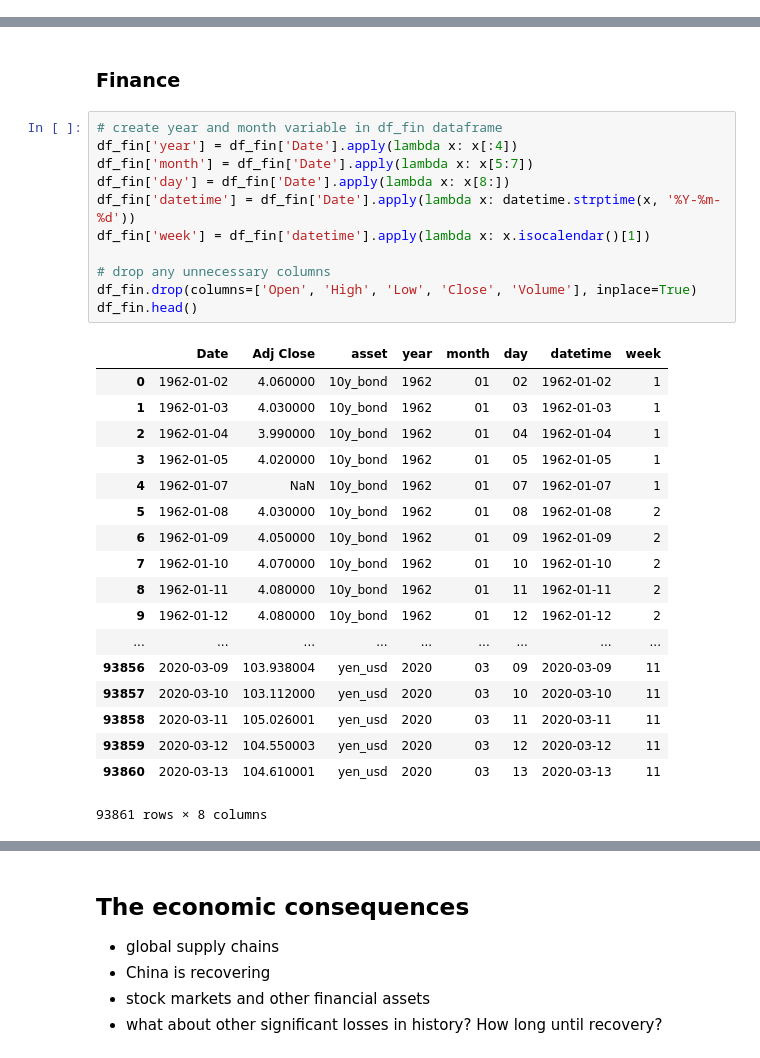
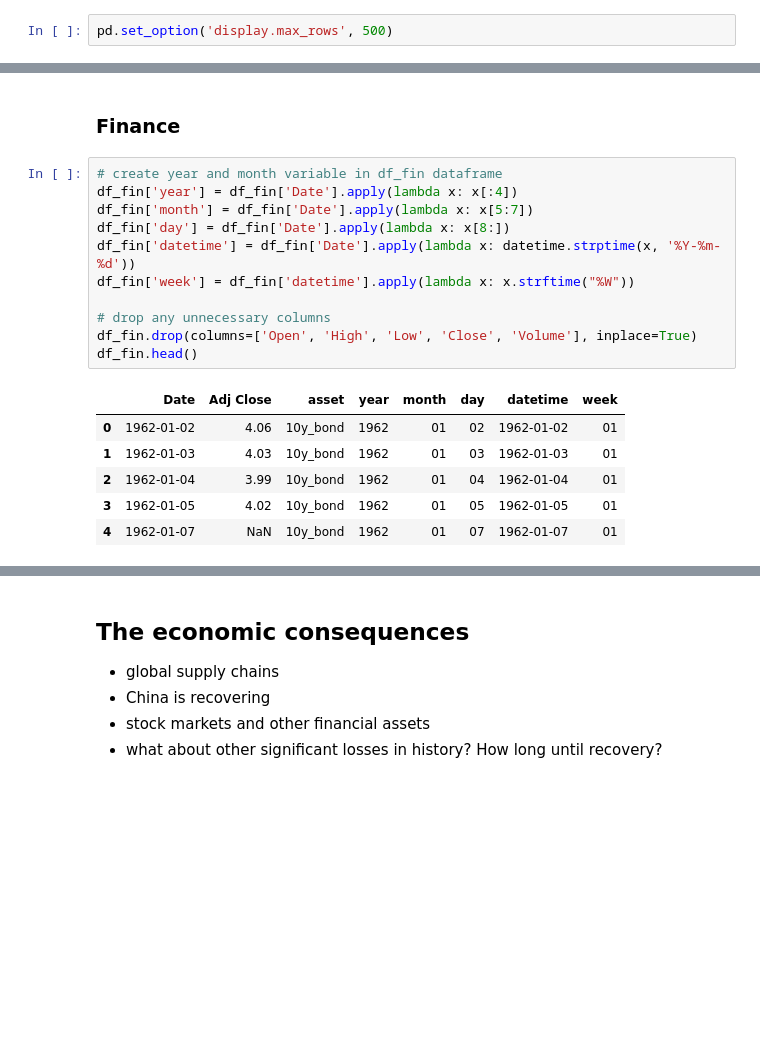
Before and after one commit to hopeman1102/visualize-covid-19, a Jupyter notebook: covid-19.ipynb, the cells around one changed output, grey strips where cells are left out. Drawn from its saved outputs; the diff is of its cells as text; blank space fills up the shorter version.

```diff
--- a/covid-19.ipynb
+++ b/covid-19.ipynb
@@ -11,6 +11,8 @@ from wordcloud import WordCloud, STOPWORDS
 
 import matplotlib.pyplot as plt
 import seaborn as sb
+# %%
+pd.set_option('display.max_rows', 500)
 # %% [markdown]
 ## What is happening?
 
@@ -353,33 +355,21 @@ plt.xticks(adjust_xticks, rotation=45);
 # %%
 # create year and month variable in df_fin dataframe
 df_fin['year'] = df_fin['Date'].apply(lambda x: x[:4])
 df_fin['month'] = df_fin['Date'].apply(lambda x: x[5:7])
 df_fin['day'] = df_fin['Date'].apply(lambda x: x[8:])
 df_fin['datetime'] = df_fin['Date'].apply(lambda x: datetime.strptime(x, '%Y-%m-%d'))
-df_fin['week'] = df_fin['datetime'].apply(lambda x: x.isocalendar()[1])
+df_fin['week'] = df_fin['datetime'].apply(lambda x: x.strftime("%W"))
 
 # drop any unnecessary columns
 df_fin.drop(columns=['Open', 'High', 'Low', 'Close', 'Volume'], inplace=True)
 df_fin.head()
 # %% [output]
 |  | Date | Adj Close | asset | year | month | day | datetime | week |
-| 0 | 1962-01-02 | 4.060000 | 10y_bond | 1962 | 01 | 02 | 1962-01-02 | 1 |
-| 1 | 1962-01-03 | 4.030000 | 10y_bond | 1962 | 01 | 03 | 1962-01-03 | 1 |
-| 2 | 1962-01-04 | 3.990000 | 10y_bond | 1962 | 01 | 04 | 1962-01-04 | 1 |
-| 3 | 1962-01-05 | 4.020000 | 10y_bond | 1962 | 01 | 05 | 1962-01-05 | 1 |
-| 4 | 1962-01-07 | NaN | 10y_bond | 1962 | 01 | 07 | 1962-01-07 | 1 |
-| 5 | 1962-01-08 | 4.030000 | 10y_bond | 1962 | 01 | 08 | 1962-01-08 | 2 |
-| 6 | 1962-01-09 | 4.050000 | 10y_bond | 1962 | 01 | 09 | 1962-01-09 | 2 |
-| 7 | 1962-01-10 | 4.070000 | 10y_bond | 1962 | 01 | 10 | 1962-01-10 | 2 |
-| 8 | 1962-01-11 | 4.080000 | 10y_bond | 1962 | 01 | 11 | 1962-01-11 | 2 |
-| 9 | 1962-01-12 | 4.080000 | 10y_bond | 1962 | 01 | 12 | 1962-01-12 | 2 |
-| ... | ... | ... | ... | ... | ... | ... | ... | ... |
-| 93856 | 2020-03-09 | 103.938004 | yen_usd | 2020 | 03 | 09 | 2020-03-09 | 11 |
-| 93857 | 2020-03-10 | 103.112000 | yen_usd | 2020 | 03 | 10 | 2020-03-10 | 11 |
-| 93858 | 2020-03-11 | 105.026001 | yen_usd | 2020 | 03 | 11 | 2020-03-11 | 11 |
-| 93859 | 2020-03-12 | 104.550003 | yen_usd | 2020 | 03 | 12 | 2020-03-12 | 11 |
-| 93860 | 2020-03-13 | 104.610001 | yen_usd | 2020 | 03 | 13 | 2020-03-13 | 11 |
+| 0 | 1962-01-02 | 4.06 | 10y_bond | 1962 | 01 | 02 | 1962-01-02 | 01 |
+| 1 | 1962-01-03 | 4.03 | 10y_bond | 1962 | 01 | 03 | 1962-01-03 | 01 |
+| 2 | 1962-01-04 | 3.99 | 10y_bond | 1962 | 01 | 04 | 1962-01-04 | 01 |
+| 3 | 1962-01-05 | 4.02 | 10y_bond | 1962 | 01 | 05 | 1962-01-05 | 01 |
+| 4 | 1962-01-07 | NaN | 10y_bond | 1962 | 01 | 07 | 1962-01-07 | 01 |
-93861 rows × 8 columns
 # %%
 # create function to plot finance distributions
 def plot_finance(df, period='month', time=None, skips=36):
```
Also changed, not shown: parts of 4 cells of this notebook.
